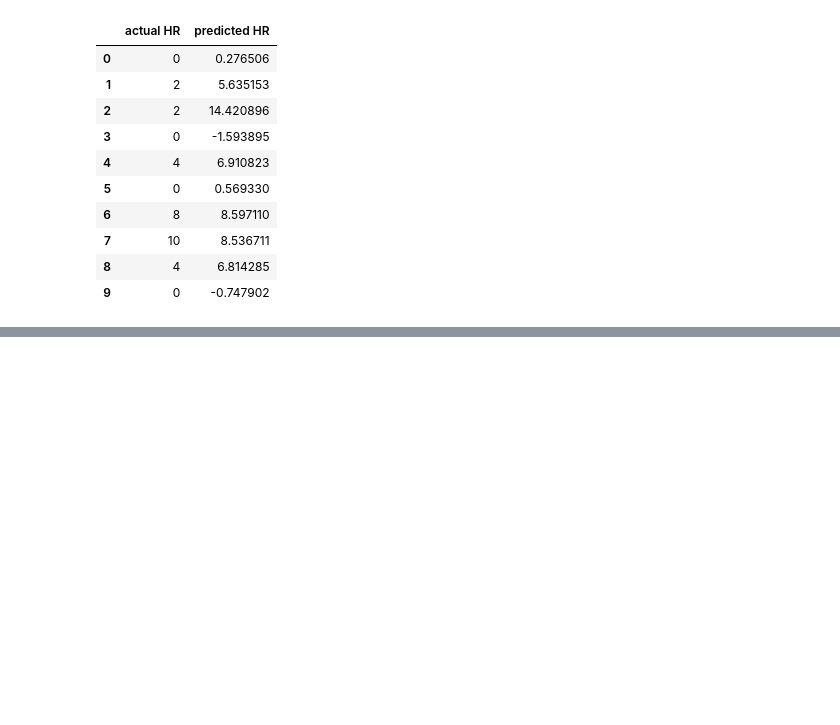
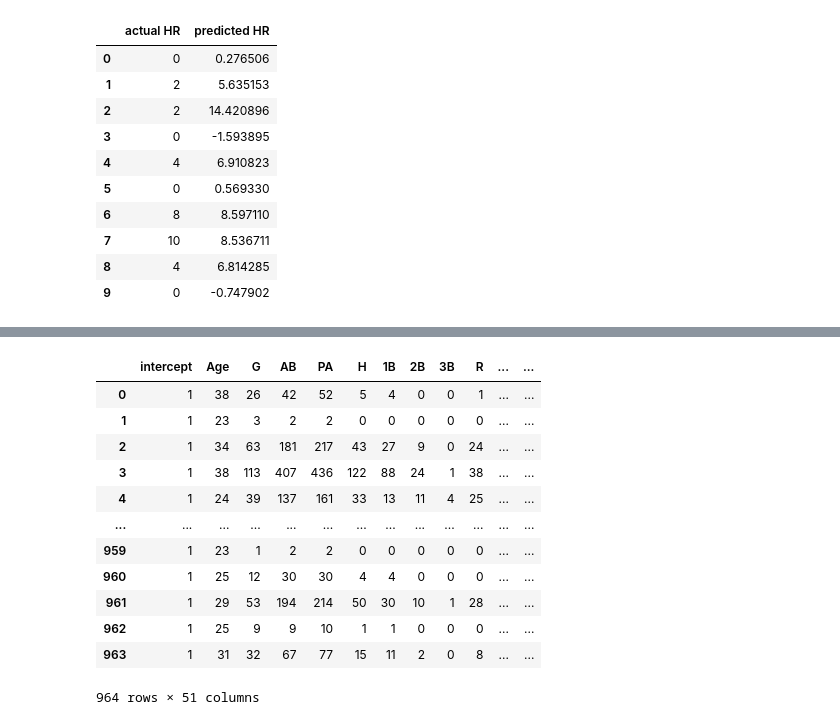
Before and after one commit to N-Janick/BE2100_HR_predictions_ML_project, a Jupyter notebook: notebooks/exploration/multivariable_linear_regression_notebook.ipynb, the cells around one changed output, grey strips where cells are left out. Cells and saved outputs as stored; diff of their text form; code cells hidden in the pictures; blank space fills up the shorter version.

```diff
--- a/notebooks/exploration/multivariable_linear_regression_notebook.ipynb
+++ b/notebooks/exploration/multivariable_linear_regression_notebook.ipynb
@@ -173,0 +231,18 @@ comparison[:10]
+# %%
+X.insert(0, 'intercept', 1)
+
+X
+# %% [output]
+|  | intercept | Age | G | AB | PA | H | 1B | 2B | 3B | R | ... | ... |
+| 0 | 1 | 38 | 26 | 42 | 52 | 5 | 4 | 0 | 0 | 1 | ... | ... |
+| 1 | 1 | 23 | 3 | 2 | 2 | 0 | 0 | 0 | 0 | 0 | ... | ... |
+| 2 | 1 | 34 | 63 | 181 | 217 | 43 | 27 | 9 | 0 | 24 | ... | ... |
+| 3 | 1 | 38 | 113 | 407 | 436 | 122 | 88 | 24 | 1 | 38 | ... | ... |
+| 4 | 1 | 24 | 39 | 137 | 161 | 33 | 13 | 11 | 4 | 25 | ... | ... |
+| ... | ... | ... | ... | ... | ... | ... | ... | ... | ... | ... | ... | ... |
+| 959 | 1 | 23 | 1 | 2 | 2 | 0 | 0 | 0 | 0 | 0 | ... | ... |
+| 960 | 1 | 25 | 12 | 30 | 30 | 4 | 4 | 0 | 0 | 0 | ... | ... |
+| 961 | 1 | 29 | 53 | 194 | 214 | 50 | 30 | 10 | 1 | 28 | ... | ... |
+| 962 | 1 | 25 | 9 | 9 | 10 | 1 | 1 | 0 | 0 | 0 | ... | ... |
+| 963 | 1 | 31 | 32 | 67 | 77 | 15 | 11 | 2 | 0 | 8 | ... | ... |
+964 rows × 51 columns
```
Also changed, not shown: parts of 8 cells of this notebook, 1 other file.
